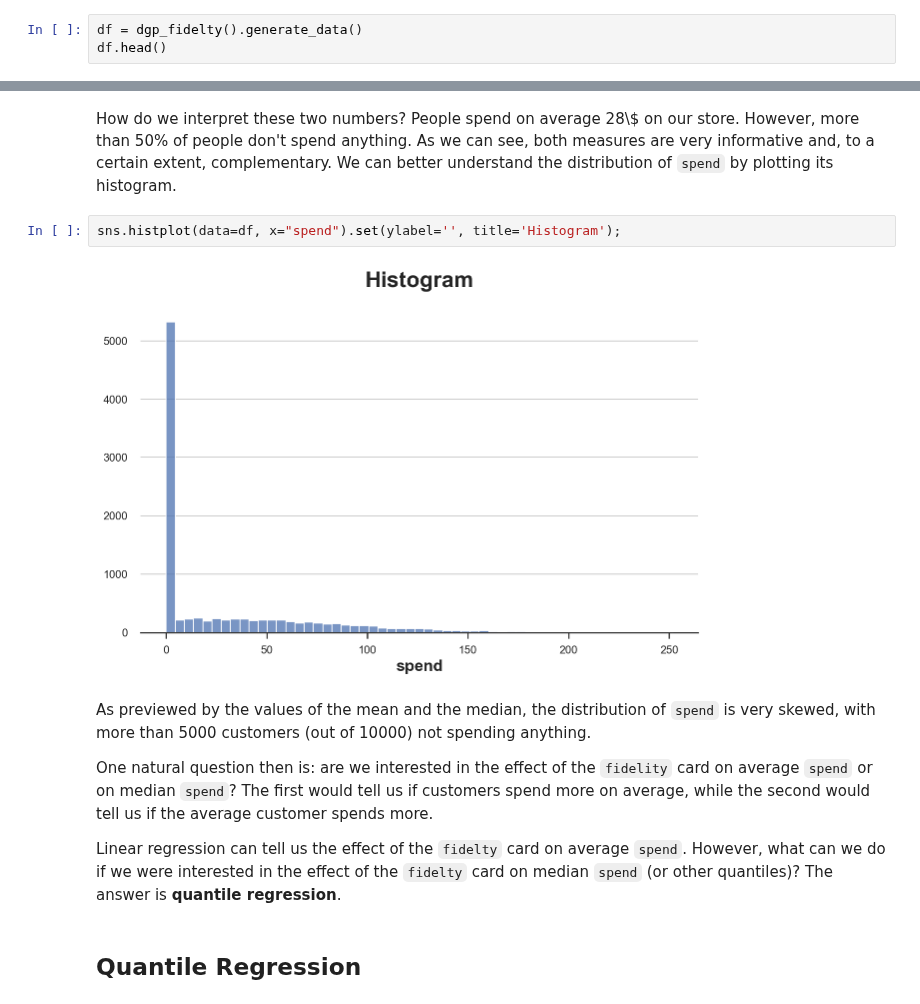
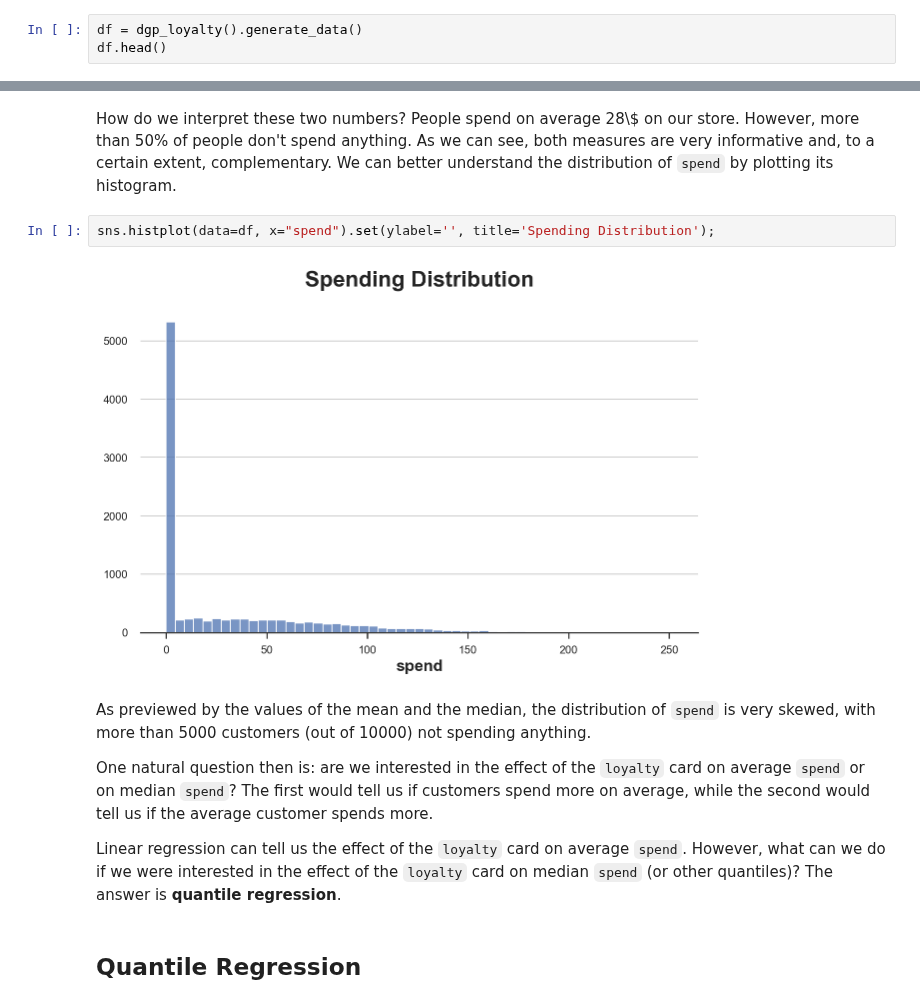
Before and after one commit to matteocourthoud/Blog-Posts, a Jupyter notebook: notebooks/quantile_reg.ipynb, the cells around one changed output, grey strips where cells are left out. Saved outputs shown, nothing was run; the diff lists cells and outputs as text.

Commit message:
quantile_reg

```diff
--- a/notebooks/quantile_reg.ipynb
+++ b/notebooks/quantile_reg.ipynb
@@ -25,4 +25,4 @@ Now, let's have a look at the data. We have information on $10.000$ customers, f
 # %%
-df = dgp_fidelty().generate_data()
+df = dgp_loyalty().generate_data()
 df.head()
 # %% [output]
@@ -51,15 +51,15 @@ np.median(df['spend'])
 # %% [markdown]
 How do we interpret these two numbers? People spend on average 28\\$ on our store. However, more than 50\% of people don't spend anything. As we can see, both measures are very informative and, to a certain extent, complementary. We can better understand the distribution of `spend` by plotting its histogram.
 # %%
-sns.histplot(data=df, x="spend").set(ylabel='', title='Histogram');
+sns.histplot(data=df, x="spend").set(ylabel='', title='Spending Distribution');
 # %% [output]
-[figure, old version]
+[figure, new version]
 # %% [markdown]
 As previewed by the values of the mean and the median, the distribution of `spend` is very skewed, with more than 5000 customers (out of 10000) not spending anything.
 
-One natural question then is: are we interested in the effect of the `fidelity` card on average `spend` or on median `spend`? The first would tell us if customers spend more on average, while the second would tell us if the average customer spends more.
+One natural question then is: are we interested in the effect of the `loyalty` card on average `spend` or on median `spend`? The first would tell us if customers spend more on average, while the second would tell us if the average customer spends more.
 
-Linear regression can tell us the effect of the `fidelty` card on average `spend`. However, what can we do if we were interested in the effect of the `fidelty` card on median `spend` (or other quantiles)? The answer is **quantile regression**.
+Linear regression can tell us the effect of the `loyalty` card on average `spend`. However, what can we do if we were interested in the effect of the `loyalty` card on median `spend` (or other quantiles)? The answer is **quantile regression**.
 # %% [markdown]
 ## Quantile Regression
 # %% [markdown]
```
Also changed, not shown: parts of 18 cells of this notebook, 1 other file.
